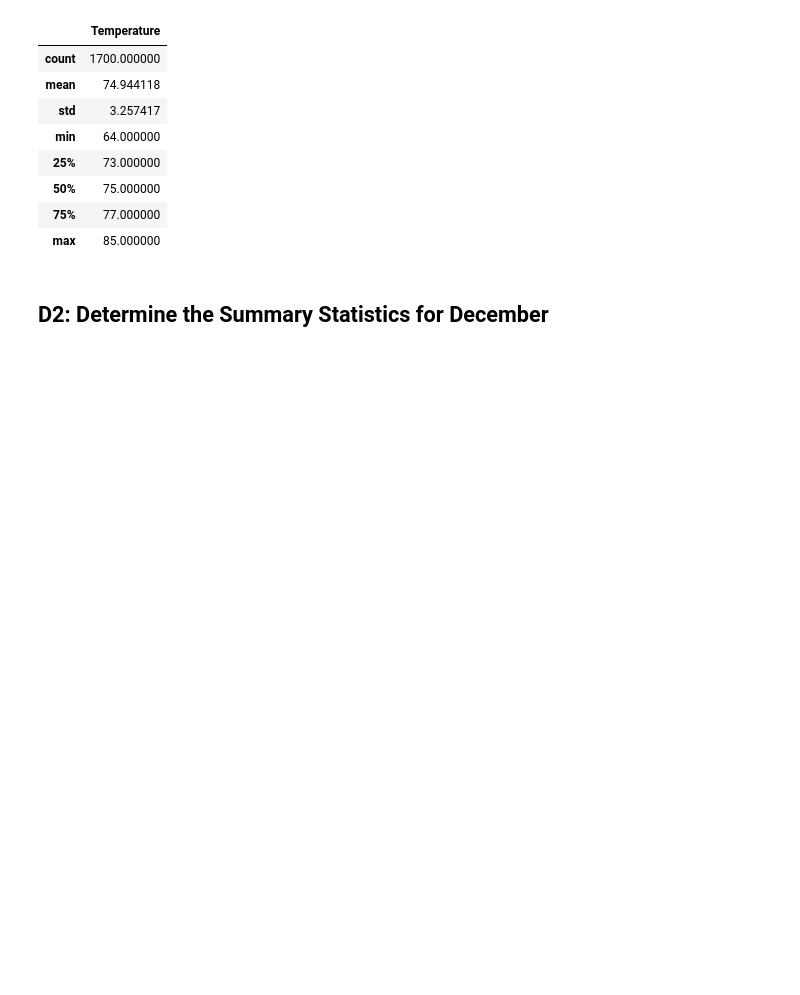
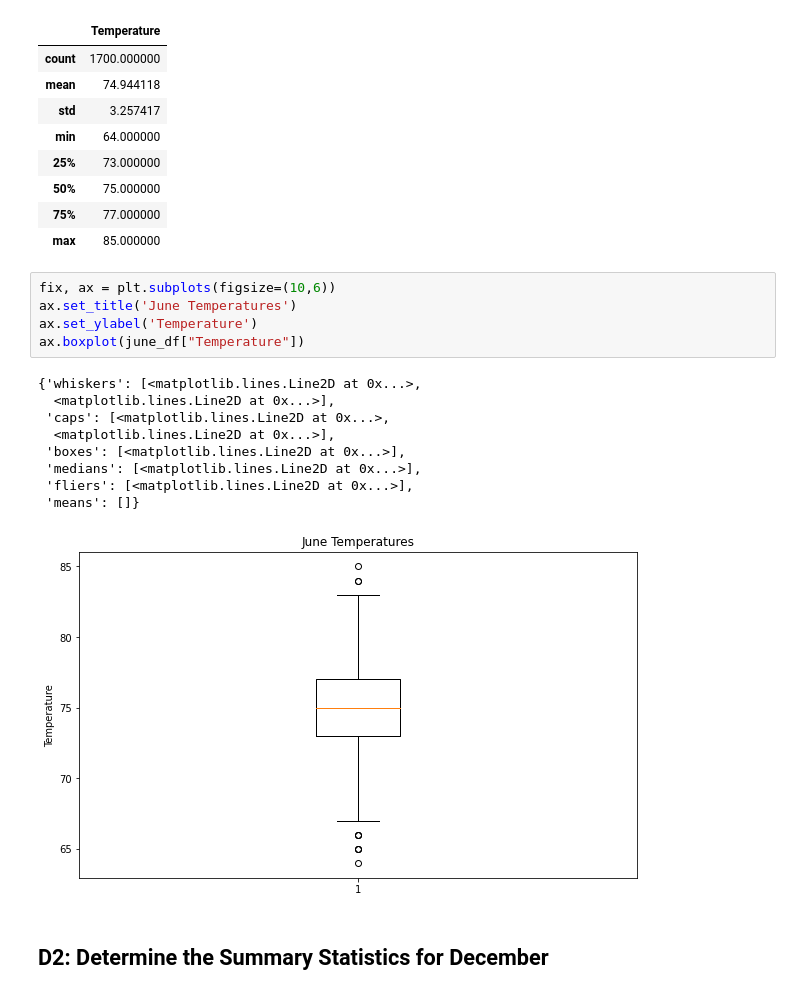
Before and after one commit to velasciraptor/surfs_up, a Jupyter notebook: SurfsUp_Challenge.ipynb, the cells around one changed output. Drawn from its saved outputs; the diff is of its cells as text; blank space fills up the shorter version.

Commit message:
box&whisker done

```diff
--- a/SurfsUp_Challenge.ipynb
+++ b/SurfsUp_Challenge.ipynb
@@ -125,6 +126,21 @@ june_df.describe()
 | 50% | 75.000000 |
 | 75% | 77.000000 |
 | max | 85.000000 |
+# %%
+fix, ax = plt.subplots(figsize=(10,6))
+ax.set_title('June Temperatures')
+ax.set_ylabel('Temperature')
+ax.boxplot(june_df["Temperature"])
+# %% [output]
+{'whiskers': [<matplotlib.lines.Line2D at 0x...>,
+  <matplotlib.lines.Line2D at 0x...>],
+ 'caps': [<matplotlib.lines.Line2D at 0x...>,
+  <matplotlib.lines.Line2D at 0x...>],
+ 'boxes': [<matplotlib.lines.Line2D at 0x...>],
+ 'medians': [<matplotlib.lines.Line2D at 0x...>],
+ 'fliers': [<matplotlib.lines.Line2D at 0x...>],
+ 'means': []}
+[figure, added]
 # %% [markdown]
 ## D2: Determine the Summary Statistics for December
 # %%
```
Also changed, not shown: parts of 4 cells of this notebook, 1 other file.
